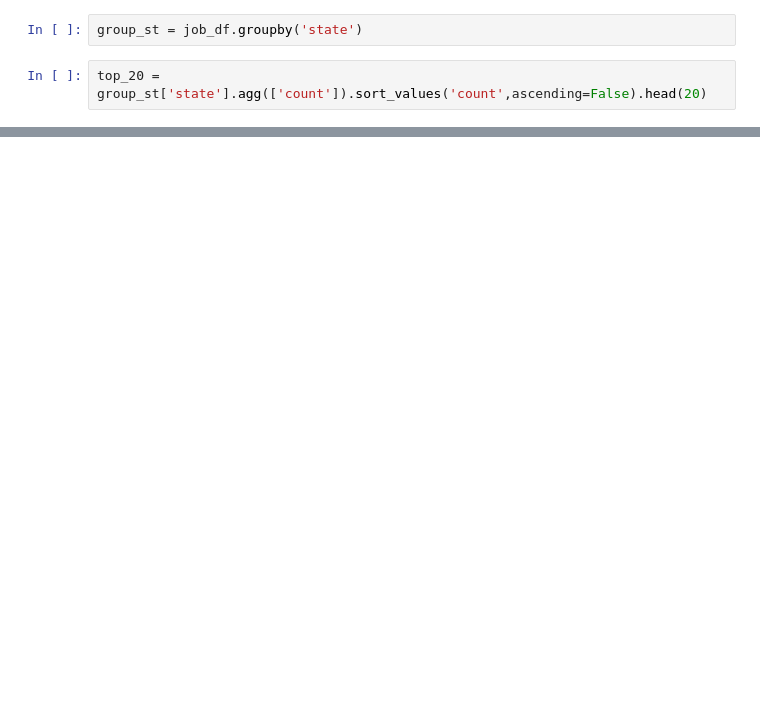
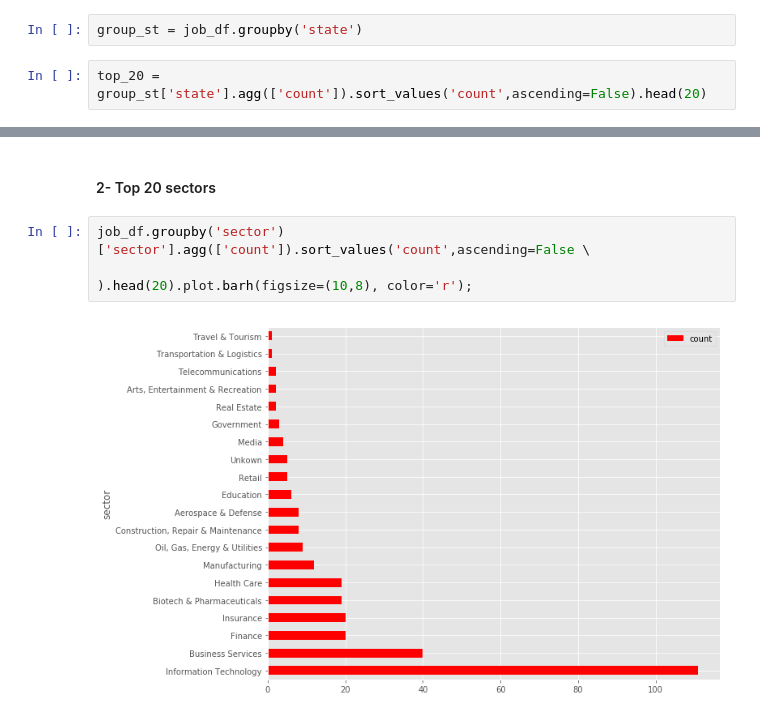
Before and after one commit to patricekontchou/Web_scraping_project, a Jupyter notebook: Data_Analysis_and_visualization.ipynb, the cells around one changed output, grey strips where cells are left out. Saved outputs shown, nothing was run; the diff lists cells and outputs as text; blank space fills up the shorter version.

```diff
--- a/Data_Analysis_and_visualization.ipynb
+++ b/Data_Analysis_and_visualization.ipynb
@@ -58,0 +53,7 @@ top_20.plot.bar(color='r');
+# %% [markdown]
+#### 2- Top 20 sectors
+# %%
+job_df.groupby('sector')['sector'].agg(['count']).sort_values('count',ascending=False \
+                                                             ).head(20).plot.barh(figsize=(10,8), color='r');
+# %% [output]
+[figure, added]
```
Also changed, not shown: parts of 43 cells of this notebook.
